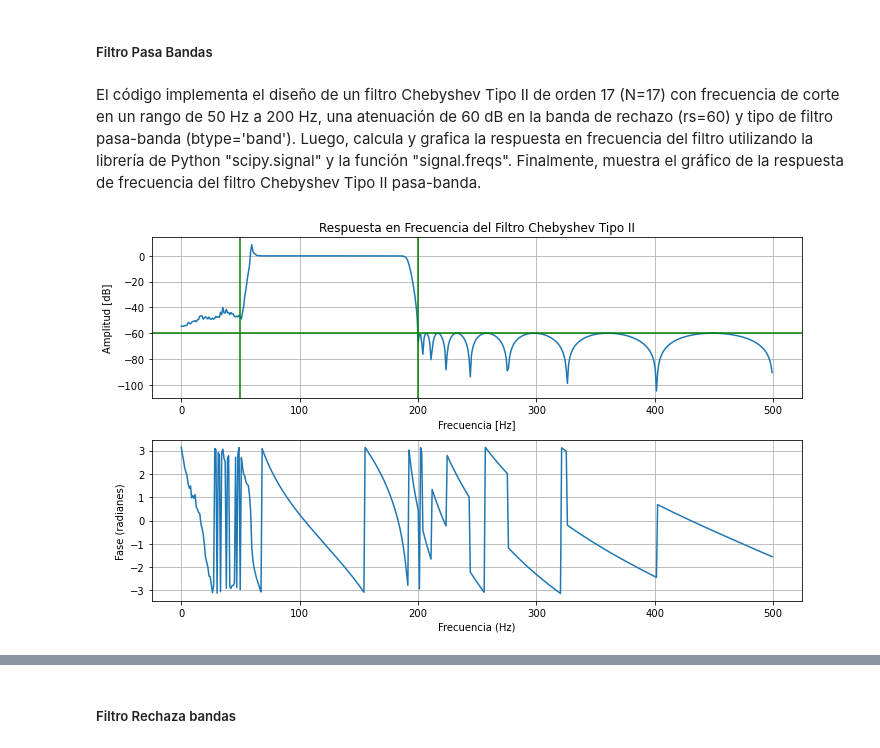
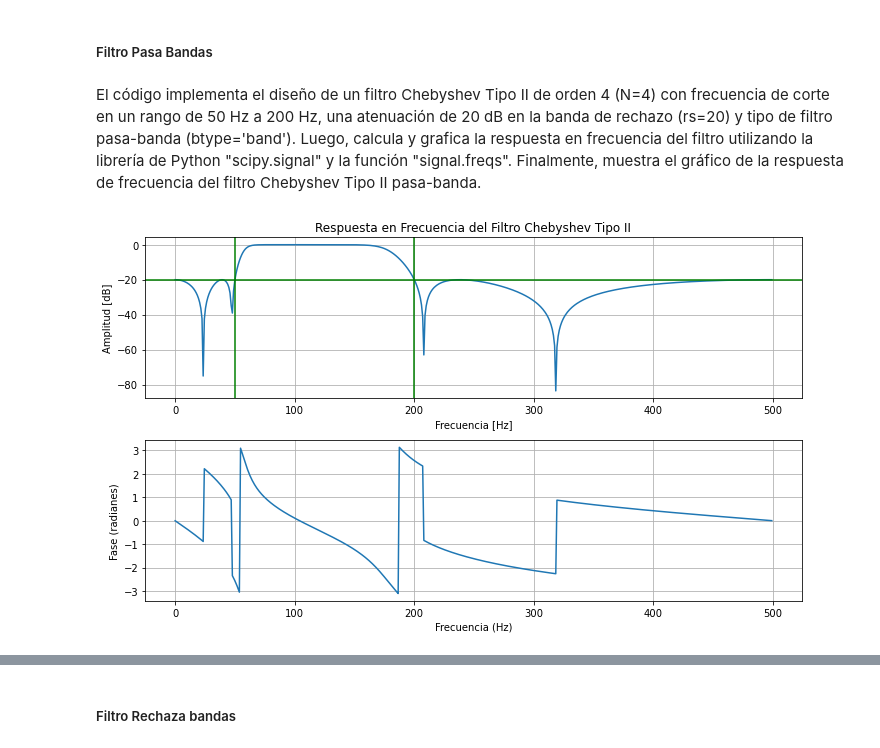
Before and after one commit to cgrf96/Procesamiento_biose-ales, a Jupyter notebook: 3_prepocesamiento/2_filtros_digitales.ipynb, the cells around one changed output, grey strips where cells are left out. Drawn from its saved outputs; the diff is of its cells as text; code cells hidden in the pictures.

Commit message:
Update 2_filtros_digitales.ipynb
modificacion filtro pasa bandas y filtro rechaza bandas

```diff
--- a/3_prepocesamiento/2_filtros_digitales.ipynb
+++ b/3_prepocesamiento/2_filtros_digitales.ipynb
@@ -754,18 +786,17 @@ plt.show()
 # %% [markdown]
 ##### Filtro Pasa Bandas
 # %% [markdown]
-El código implementa el diseño de un filtro Chebyshev Tipo II de orden 17 (N=17) con frecuencia de corte en un rango de 50 Hz a 200 Hz, una atenuación de 60 dB en la banda de rechazo (rs=60) y tipo de filtro pasa-banda (btype='band'). Luego, calcula y grafica la respuesta en frecuencia del filtro utilizando la librería de Python "scipy.signal" y la función "signal.freqs". Finalmente, muestra el gráfico de la respuesta de frecuencia del filtro Chebyshev Tipo II pasa-banda.
+El código implementa el diseño de un filtro Chebyshev Tipo II de orden 4 (N=4) con frecuencia de corte en un rango de 50 Hz a 200 Hz, una atenuación de 20 dB en la banda de rechazo (rs=20) y tipo de filtro pasa-banda (btype='band'). Luego, calcula y grafica la respuesta en frecuencia del filtro utilizando la librería de Python "scipy.signal" y la función "signal.freqs". Finalmente, muestra el gráfico de la respuesta de frecuencia del filtro Chebyshev Tipo II pasa-banda.
 # %%
-## Filtro Chebyshev II de 50 Hz–200 Hz de orden 17.
+## Filtro Chebyshev II de 50 Hz–200 Hz de orden 4.
 
 # Especificaciones del filtro
 frec_corte_baja = 50  # Frecuencia de corte inferior en Hz
 frec_corte_alta = 200  # Frecuencia de corte superior en Hz
-orden = 17  # Orden del filtro
-ripple_db = 60  # Atenuación en dB en la banda de detención
-
-# Frecuencia de muestreo (debe ser mayor al doble de la frecuencia de corte)
-frec_muestreo = 1000  # Por ejemplo, 1000 Hz
+orden = 4 # Orden del filtro
+ripple_db = 20  # Atenuación en dB en la banda de detención
+frec_muestreo = 1000  # Frecuencia de muestreo (1000 muestras por segundo)
+#Esta frecuenica debe ser mayor al doble de la frecuencia de corte)
 
 # Calcular las frecuencias de corte normalizadas (entre 0 y 1)
 frec_corte_baja_normalizada = frec_corte_baja / (0.5 * frec_muestreo)
@@ -795,37 +826,40 @@ w, h = signal.freqz(b, a, fs=frec_muestreo)
 Donde:
 b: Numerador de un filtro lineal.
 a: Denominador de un filtro lineal.
-fs: La frecuencia de muestreo del sistema digital. Por defecto es 2*pi radianes/muestra
-(por lo que w es de 0 a pi).
-w: Las frecuencias a las que se calculó h, en las mismas unidades que fs.
-Por defecto, w se normaliza al rango [0, pi) (radianes/muestra).
-h: La respuesta en frecuencia.
+fs: La frecuencia de muestreo del sistema digital. Por defecto es 2*pi radianes/muestra (por lo que w es de 0 a pi).
+NOTA: Cuando se trabaja con filtros digitales, es esencial considerar la frecuencia de muestreo para asegurarse de que la respuesta en frecuencia del filtro
+se evalúe correctamente en el rango adecuado. Si la frecuencia de muestreo es inapropiada, la respuesta en frecuencia podría estar distorsionada o no reflejar
+adecuadamente el comportamiento del filtro.
+
+w:  Vector que contiene las frecuencias normalizadas al rango [0,pi) (en radianes/muestra) para las cuales se evalúa la respuesta en frecuencia del filtro.
+h: La respuesta en frecuencia. Vector complejo. Contiene información sobre la ganancia y la fase del filtro para diferentes frecuencias.
 """
 # Calcular la magnitud en dB y la fase de la respuesta en frecuencia
 magnitud_dB = 20 * np.log10(np.abs(h))
 fase = np.angle(h)
+#fase = np.unwrap(np.angle(h)) #versión suavizada de la fase que permite una representación más coherente y continua, evita los saltos abruptos
 
 # Graficar la respuesta en frecuencia
 plt.figure(figsize=(10, 6))
 plt.subplot(2, 1, 1)
 plt.plot(w, magnitud_dB)
 plt.title('Respuesta en Frecuencia del Filtro Chebyshev Tipo II')
 plt.ylabel('Amplitud [dB]')
 plt.xlabel('Frecuencia [Hz]')
 plt.axvline(50, color='green') # Agrega una línea vertical verde en el gráfico para marcar la frecuencia
 # de corte inferior del filtro
 plt.axvline(200, color='green') # Agrega una línea vertical verde en el gráfico para marcar la frecuencia
 #de corte superior del filtro
-plt.axhline(-60, color='green') # Agrega una línea horizontal verde en el gráfico para marcar la atenuación
+plt.axhline(-20, color='green') # Agrega una línea horizontal verde en el gráfico para marcar la atenuación
 #en la banda de rechazo (rs)
 plt.grid()
 
 plt.subplot(2, 1, 2)
 plt.plot(w, fase)
 plt.xlabel('Frecuencia (Hz)')
 plt.ylabel('Fase (radianes)')
 plt.grid()
 plt.tight_layout()
 plt.show()
 # %% [output]
-[figure, old version]
+[figure, new version]
```
Also changed, not shown: parts of 16 cells of this notebook.
